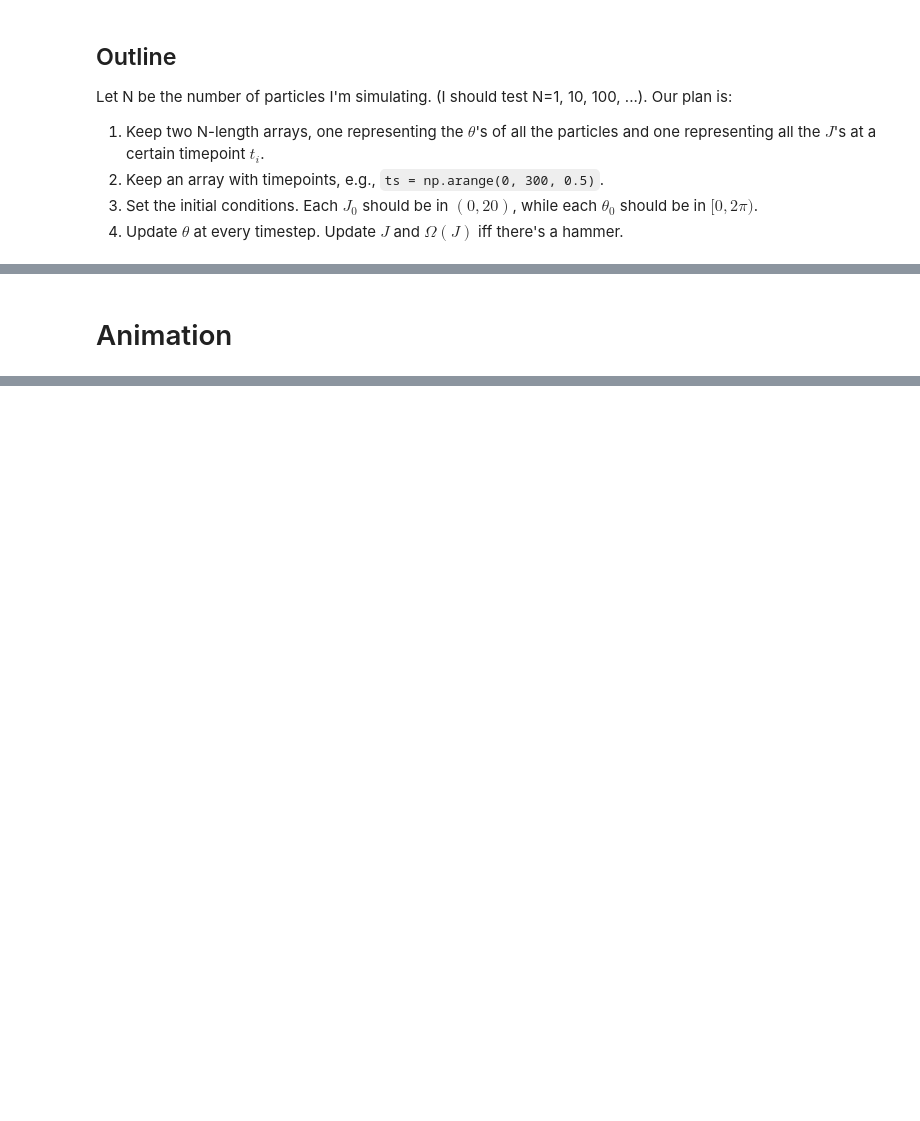
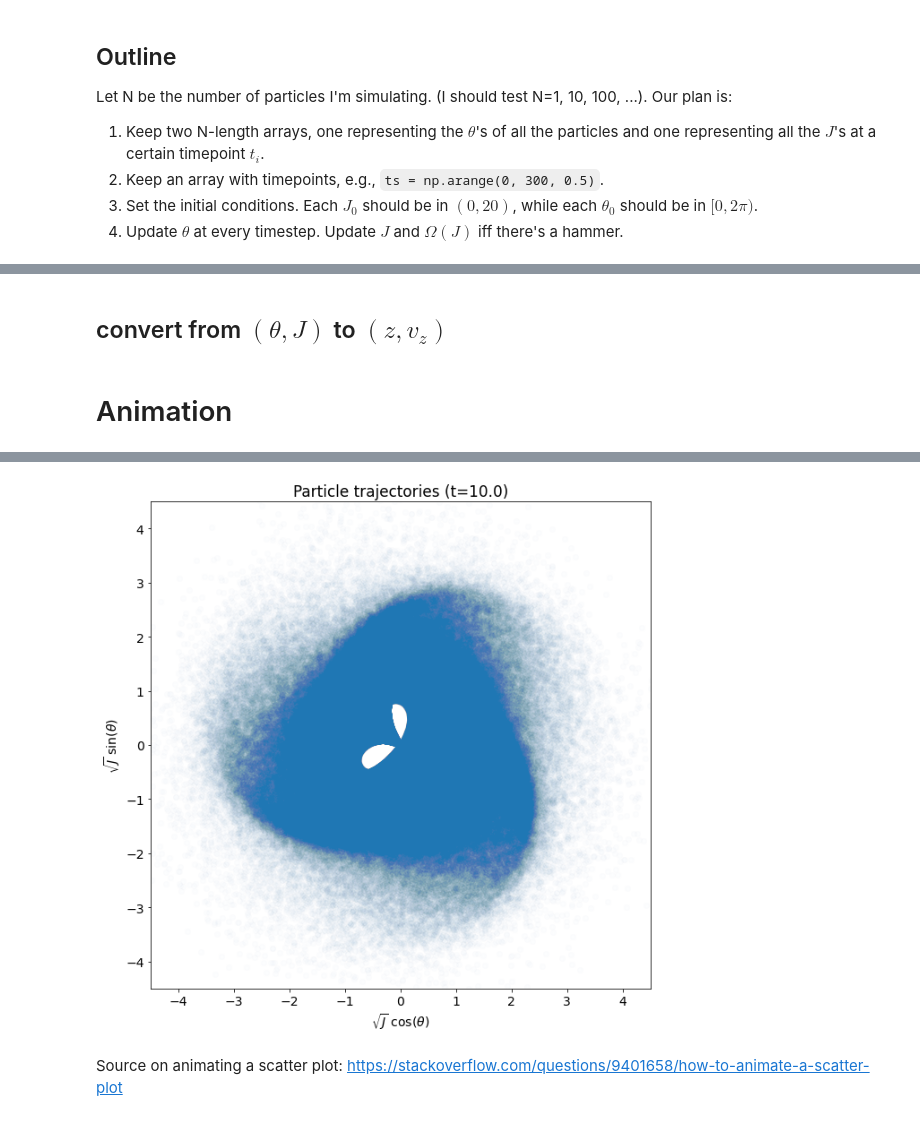
Before and after one commit to Jupiter1994/plasma-echo, a Jupyter notebook: Computing Particle Trajectories.ipynb, the cells around one changed output, grey strips where cells are left out. Drawn from its saved outputs; the diff is of its cells as text; code cells hidden in the pictures; blank space fills up the shorter version.

Commit message:
first version of scatterr plot animation

```diff
--- a/Computing Particle Trajectories.ipynb
+++ b/Computing Particle Trajectories.ipynb
@@ -168,2 +162,70 @@ plt.show()
+# %% [markdown]
+## convert from $(\theta, J)$ to $(z,v_z)$
+# %%
+## basic function for converting (thetas, Js) to (x_vals, y_vals)
+
+def pol2cart(thetas, Js):
+    '''
+    Given a set of angles and actions (thetas, Js), return the
+    corresponding Cartesian coordinates.
+
+    '''
+
+    xs = np.sqrt(Js) * np.cos(thetas)
+    ys = np.sqrt(Js) * np.sin(thetas)
+
+    return xs, ys
 # %% [markdown]
 # Animation
+# %%
+# make the animation
+fig = plt.figure(figsize=(10,10))
+zs, vzs = pol2cart(thetas, Js)
+scat = plt.scatter(zs, vzs, alpha=0.01)
+
+xlimit = 4.5
+plt.xlim(-xlimit, xlimit)
+plt.ylim(-xlimit, xlimit)
+
+plt.xlabel(r"$\sqrt{J}$ cos($\theta$)")
+plt.ylabel(r"$\sqrt{J}$ sin($\theta$)")
+
+start = time.time()
+
+# simulating pointers with a dictionary... not ideal but we'll see if it works
+# source: https://realpython.com/pointers-in-python/#using-python-objects
+variables = {"hammer1_has_hit": False, "hammer2_has_hit": False, "thetas": thetas, "Js": Js,
+            "Omegas": Omegas}
+
+def updatefig(i):
+    t = ts[i]
+
+    if ((t % 10) == 0):
+        print("t = " + str(t))
+        print(f'Elapsed t: {np.round(time.time() - start, 1)} seconds')
+
+    # update Js, Omegas iff there's a hammer
+    if (~variables["hammer1_has_hit"] and t_i > t1):
+        variables["Js"] += n1 * A1 * np.sin(n1 * variables["thetas"])
+        variables["Omegas"] = compute_Omega(variables["Js"])
+        variables["hammer1_has_hit"] = True
+    if (~variables["hammer2_has_hit"] and t_i > t2):
+        variables["Js"] += n2 * A2 * np.sin(n2 * variables["thetas"])
+        variables["Omegas"] = compute_Omega(variables["Js"])
+        variables["hammer2_has_hit"] = True
+
+    # update thetas
+    variables["thetas"] += np.mod(Omegas * tstep, 2*np.pi)
+
+    # make plot
+    zs, vzs = pol2cart(variables["thetas"], variables["Js"])
+    scat.set_offsets(np.transpose((zs, vzs)))
+    plt.title('Particle trajectories (t=' + str(t) + ')')
+    return scat,
+
+
+ani = animation.FuncAnimation(fig, updatefig, interval=100, frames=len(ts), \
+            blit=True)
+
+ani.save("Sampled_trajectories.mp4")
+# %% [output]
@@ -169,0 +240,3 @@ plt.show()
+[figure, added]
+# %% [markdown]
+Source on animating a scatter plot: https://stackoverflow.com/questions/9401658/how-to-animate-a-scatter-plot
```
Also changed, not shown: parts of 5 cells of this notebook.
